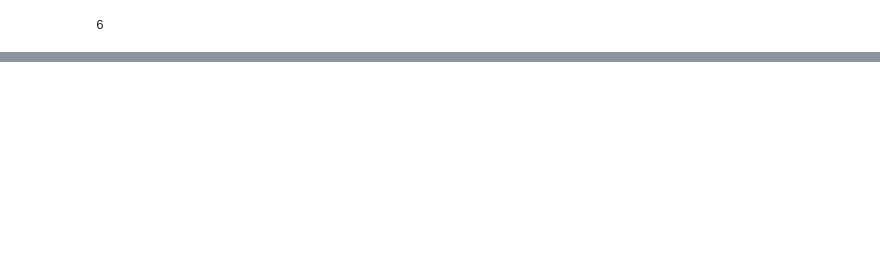
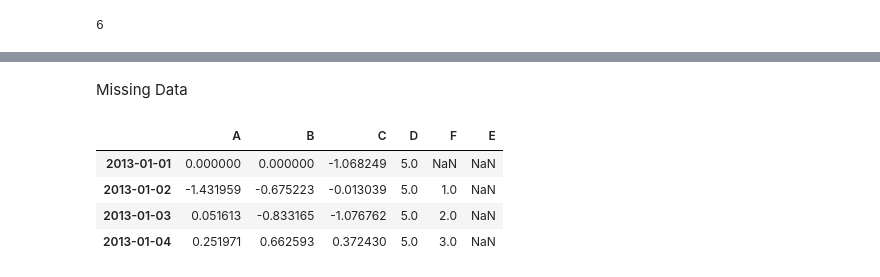
Before and after one commit to BimalGhimire38/PanDas_for_data_science_and_machine_learning, a Jupyter notebook: bhadra_07.ipynb, the cells around one changed output, grey strips where cells are left out. Cells and saved outputs as stored; diff of their text form; code cells hidden in the pictures; blank space fills up the shorter version.

```diff
--- a/bhadra_07.ipynb
+++ b/bhadra_07.ipynb
@@ -313,0 +318,11 @@ TypeError: bad operand type for unary -: 'str'
+# %% [markdown]
+Missing Data
+# %%
+df1 = df.reindex(index=dates[0:4], columns =list(df.columns)+["E"])
+df1
+# %% [output]
+|  | A | B | C | D | F | E |
+| 2013-01-01 | 0.000000 | 0.000000 | -1.068249 | 5.0 | NaN | NaN |
+| 2013-01-02 | -1.431959 | -0.675223 | -0.013039 | 5.0 | 1.0 | NaN |
+| 2013-01-03 | 0.051613 | -0.833165 | -1.076762 | 5.0 | 2.0 | NaN |
+| 2013-01-04 | 0.251971 | 0.662593 | 0.372430 | 5.0 | 3.0 | NaN |
```
Also changed, not shown: parts of 42 cells of this notebook.
